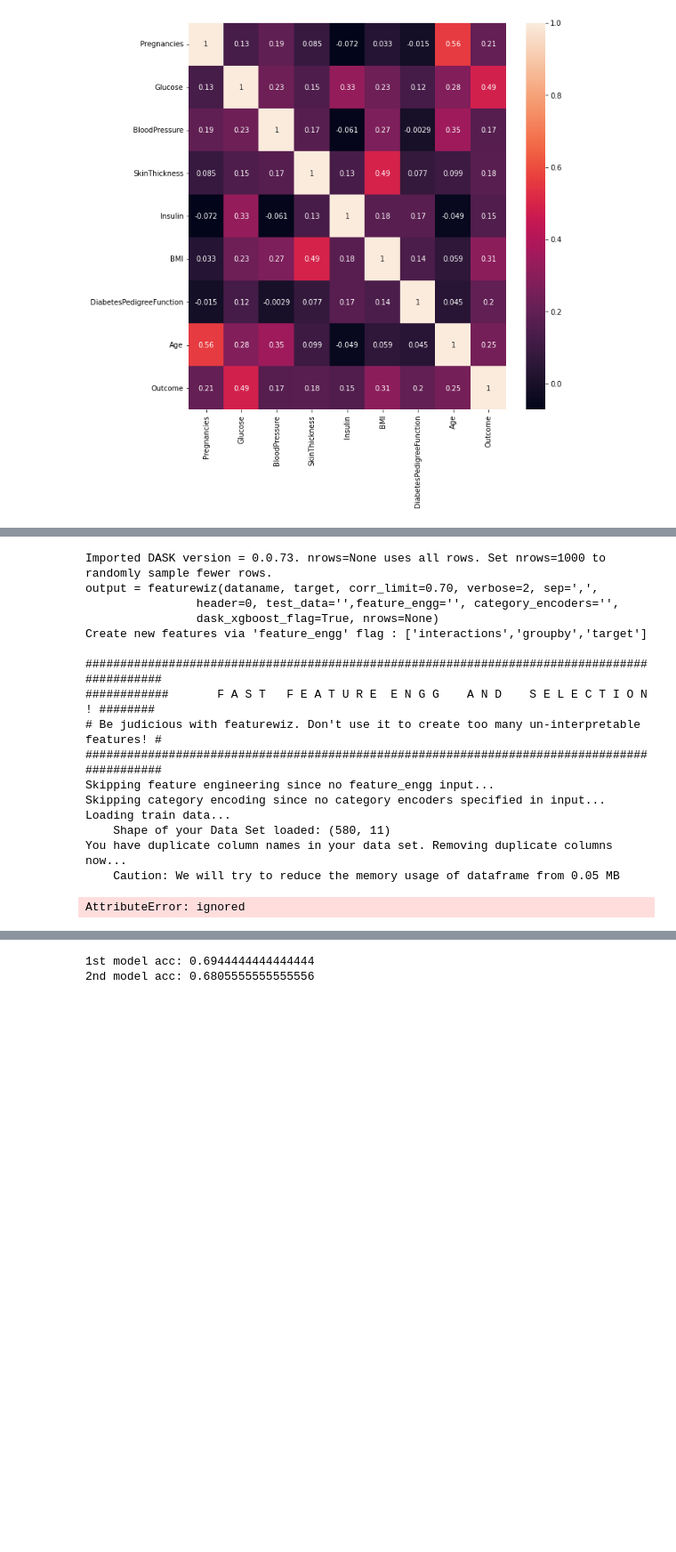
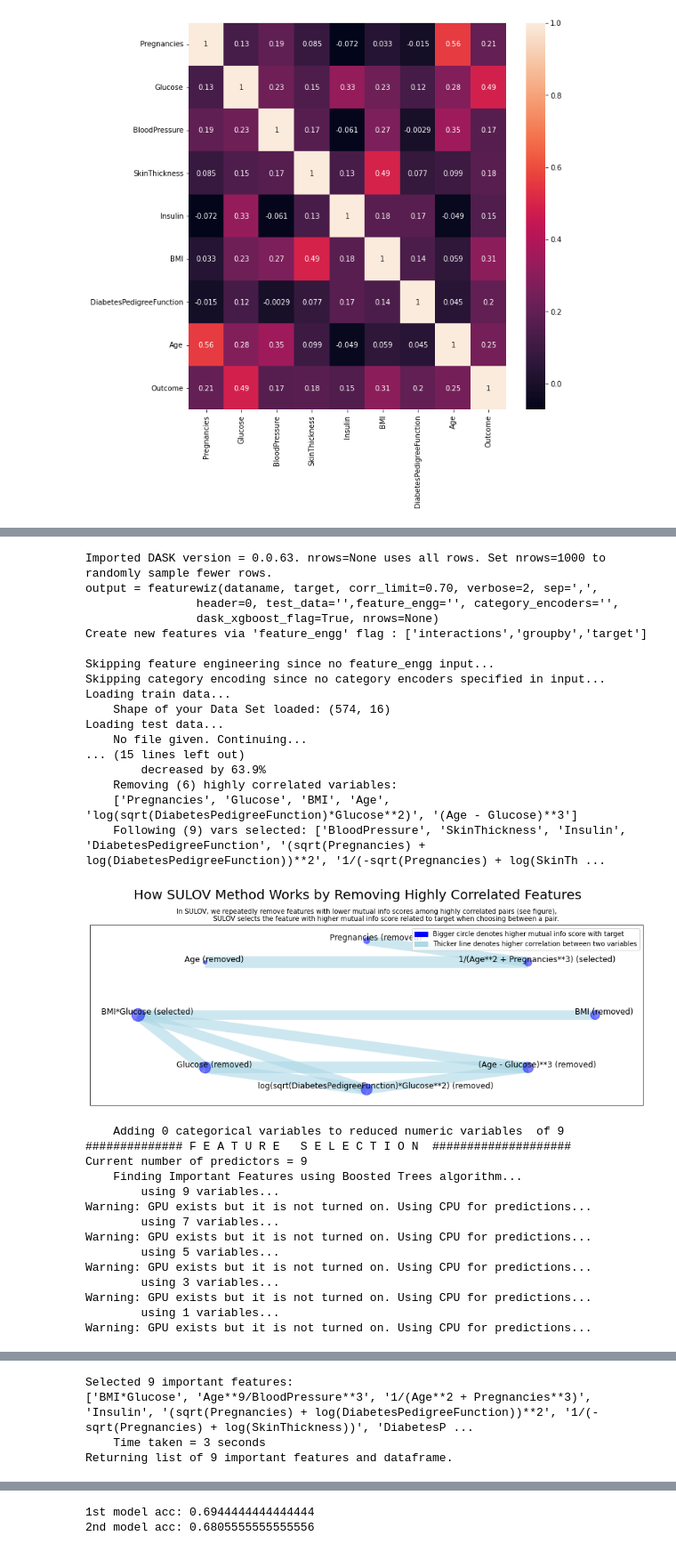
Before and after one commit to ir2718/intro-to-data-science, a Jupyter notebook: uzop_grupni_projekt.ipynb, the cells around one changed output, grey strips where cells are left out. Shown at 89% size. Cells and saved outputs as stored; diff of their text form; code cells hidden in the pictures; blank space fills up the shorter version.

```diff
--- a/uzop_grupni_projekt.ipynb
+++ b/uzop_grupni_projekt.ipynb
@@ -241,35 +245,51 @@ Requirement already satisfied: qtpy in /usr/local/lib/python3.7/dist-packages (f
 # %%
 import pandas as pd
 from featurewiz import featurewiz
 
-tmp = pd.concat([X.reset_index(), y.reset_index()], axis=1)
+tmp = X[:]
+tmp['Outcome'] = y.values
+
 df_train = tmp.sample(frac=0.8)
 features1 = featurewiz(
     df_train,
     target='Outcome',
     corr_limit=0.70,
     verbose=2,
-    nrows=None,
     dask_xgboost_flag=False
 )
 
 df_train = df_train[features1[1].columns.tolist()]
 df_test = tmp[df_train.columns.tolist()].drop(df_train.index)
 # %% [output]
-Imported DASK version = 0.0.73. nrows=None uses all rows. Set nrows=1000 to randomly sample fewer rows.
+Imported DASK version = 0.0.63. nrows=None uses all rows. Set nrows=1000 to randomly sample fewer rows.
 output = featurewiz(dataname, target, corr_limit=0.70, verbose=2, sep=',',
                 header=0, test_data='',feature_engg='', category_encoders='',
                 dask_xgboost_flag=True, nrows=None)
 Create new features via 'feature_engg' flag : ['interactions','groupby','target']
 
-############################################################################################
-############       F A S T   F E A T U R E  E N G G    A N D    S E L E C T I O N ! ########
-# Be judicious with featurewiz. Don't use it to create too many un-interpretable features! #
-############################################################################################
 Skipping feature engineering since no feature_engg input...
 Skipping category encoding since no category encoders specified in input...
 Loading train data...
-    Shape of your Data Set loaded: (580, 11)
-You have duplicate column names in your data set. Removing duplicate columns now...
-    Caution: We will try to reduce the memory usage of dataframe from 0.05 MB
+    Shape of your Data Set loaded: (574, 16)
+Loading test data...
+    No file given. Continuing...
+... (15 lines left out)
+        decreased by 63.9%
+    Removing (6) highly correlated variables:
+    ['Pregnancies', 'Glucose', 'BMI', 'Age', 'log(sqrt(DiabetesPedigreeFunction)*Glucose**2)', '(Age - Glucose)**3']
+    Following (9) vars selected: ['BloodPressure', 'SkinThickness', 'Insulin', 'DiabetesPedigreeFunction', '(sqrt(Pregnancies) + log(DiabetesPedigreeFunction))**2', '1/(-sqrt(Pregnancies) + log(SkinTh ...
+[figure, added]
-AttributeError: ignored
+    Adding 0 categorical variables to reduced numeric variables  of 9
+############## F E A T U R E   S E L E C T I O N  ####################
+Current number of predictors = 9
+    Finding Important Features using Boosted Trees algorithm...
+        using 9 variables...
+Warning: GPU exists but it is not turned on. Using CPU for predictions...
+        using 7 variables...
+Warning: GPU exists but it is not turned on. Using CPU for predictions...
+        using 5 variables...
+Warning: GPU exists but it is not turned on. Using CPU for predictions...
+        using 3 variables...
+Warning: GPU exists but it is not turned on. Using CPU for predictions...
+        using 1 variables...
+Warning: GPU exists but it is not turned on. Using CPU for predictions...
@@ -276,3 +297,7 @@ AttributeError: ignored
+Selected 9 important features:
+['BMI*Glucose', 'Age**9/BloodPressure**3', '1/(Age**2 + Pregnancies**3)', 'Insulin', '(sqrt(Pregnancies) + log(DiabetesPedigreeFunction))**2', '1/(-sqrt(Pregnancies) + log(SkinThickness))', 'DiabetesP ...
+    Time taken = 3 seconds
+Returning list of 9 important features and dataframe.
 # %%
 from sklearn.pipeline import Pipeline
 from sklearn.model_selection import GridSearchCV
```
Also changed, not shown: parts of 14 cells of this notebook, 1 other file.
